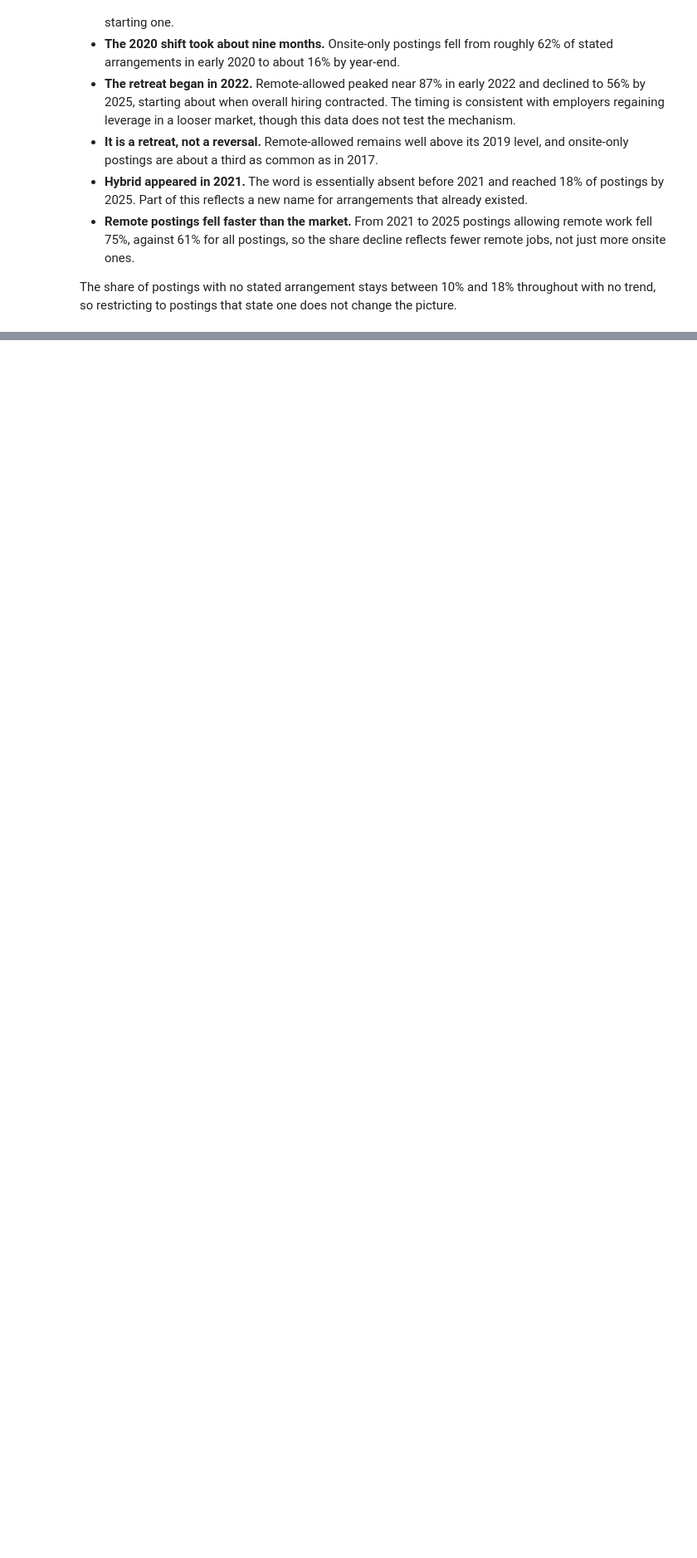
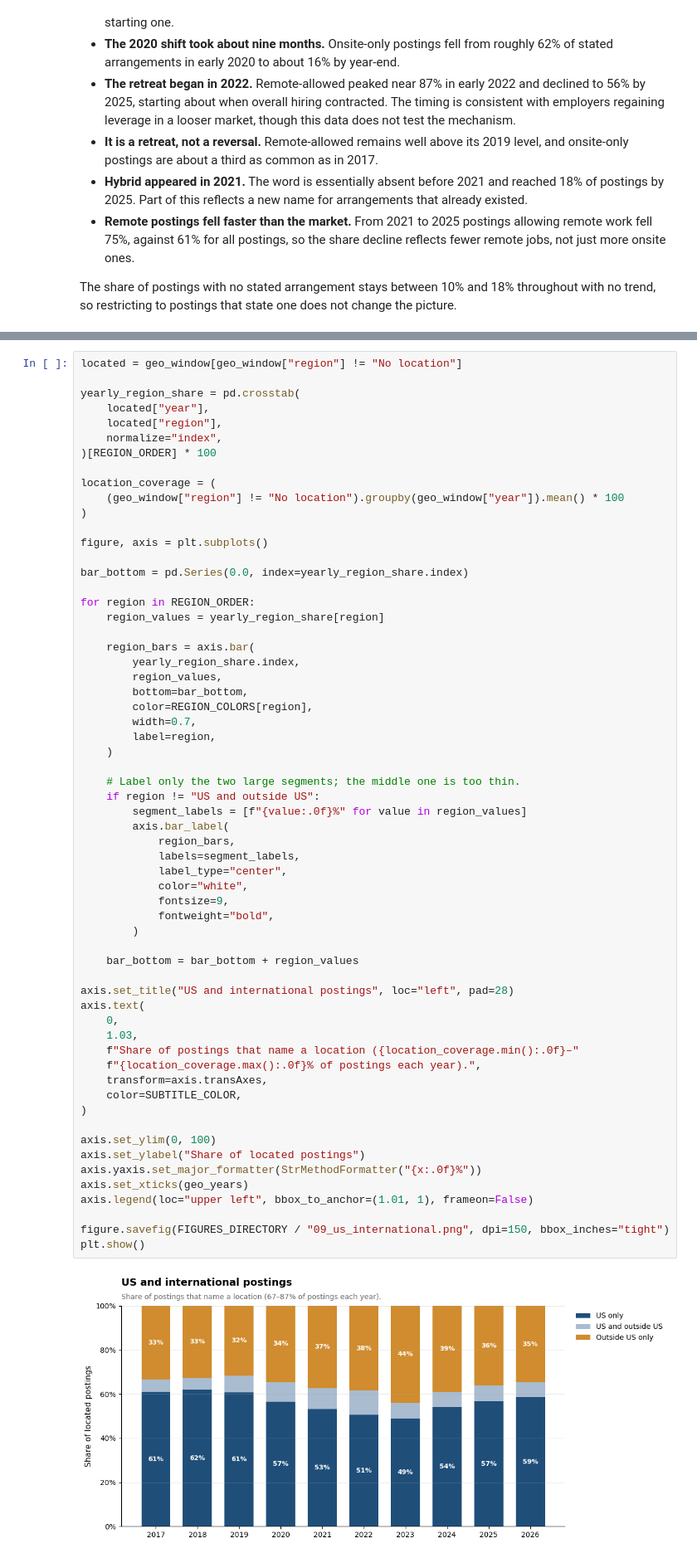
Before and after one commit to AirKristo/hn-hiring-tracker, a Jupyter notebook: notebooks/analysis.ipynb, the cells around one changed output, grey strips where cells are left out. Shown at 83% size. Saved outputs shown, nothing was run; the diff lists cells and outputs as text; blank space fills up the shorter version.

```diff
--- a/notebooks/analysis.ipynb
+++ b/notebooks/analysis.ipynb
@@ -941,0 +1029,63 @@ change the picture.
+# %%
+located = geo_window[geo_window["region"] != "No location"]
+
+yearly_region_share = pd.crosstab(
+    located["year"],
+    located["region"],
+    normalize="index",
+)[REGION_ORDER] * 100
+
+location_coverage = (
+    (geo_window["region"] != "No location").groupby(geo_window["year"]).mean() * 100
+)
+
+figure, axis = plt.subplots()
+
+bar_bottom = pd.Series(0.0, index=yearly_region_share.index)
+
+for region in REGION_ORDER:
+    region_values = yearly_region_share[region]
+
+    region_bars = axis.bar(
+        yearly_region_share.index,
+        region_values,
+        bottom=bar_bottom,
+        color=REGION_COLORS[region],
+        width=0.7,
+        label=region,
+    )
+
+    # Label only the two large segments; the middle one is too thin.
+    if region != "US and outside US":
+        segment_labels = [f"{value:.0f}%" for value in region_values]
+        axis.bar_label(
+            region_bars,
+            labels=segment_labels,
+            label_type="center",
+            color="white",
+            fontsize=9,
+            fontweight="bold",
+        )
+
+    bar_bottom = bar_bottom + region_values
+
+axis.set_title("US and international postings", loc="left", pad=28)
+axis.text(
+    0,
+    1.03,
+    f"Share of postings that name a location ({location_coverage.min():.0f}–"
+    f"{location_coverage.max():.0f}% of postings each year).",
+    transform=axis.transAxes,
+    color=SUBTITLE_COLOR,
+)
+
+axis.set_ylim(0, 100)
+axis.set_ylabel("Share of located postings")
+axis.yaxis.set_major_formatter(StrMethodFormatter("{x:.0f}%"))
+axis.set_xticks(geo_years)
+axis.legend(loc="upper left", bbox_to_anchor=(1.01, 1), frameon=False)
+
+figure.savefig(FIGURES_DIRECTORY / "09_us_international.png", dpi=150, bbox_inches="tight")
+plt.show()
+# %% [output]
+[figure, added]
```
Also changed, not shown: parts of 4 cells of this notebook, 2 other files.
